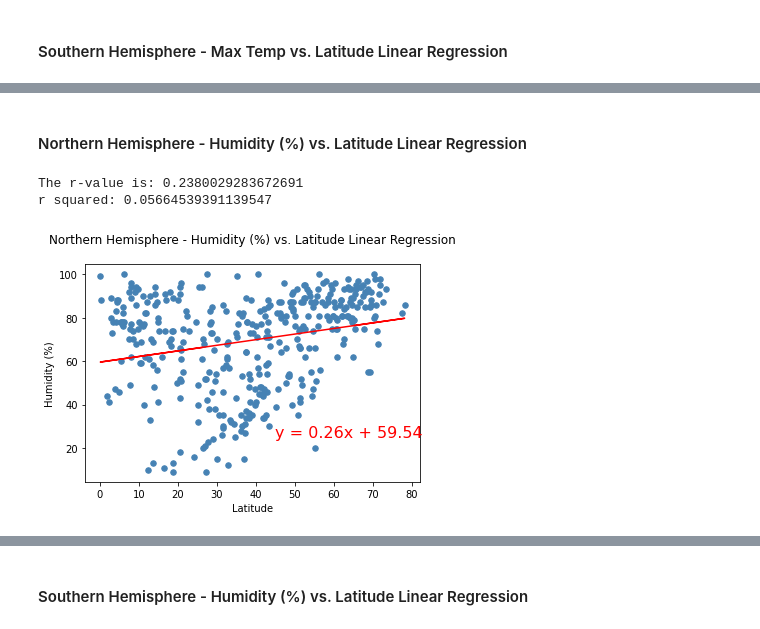
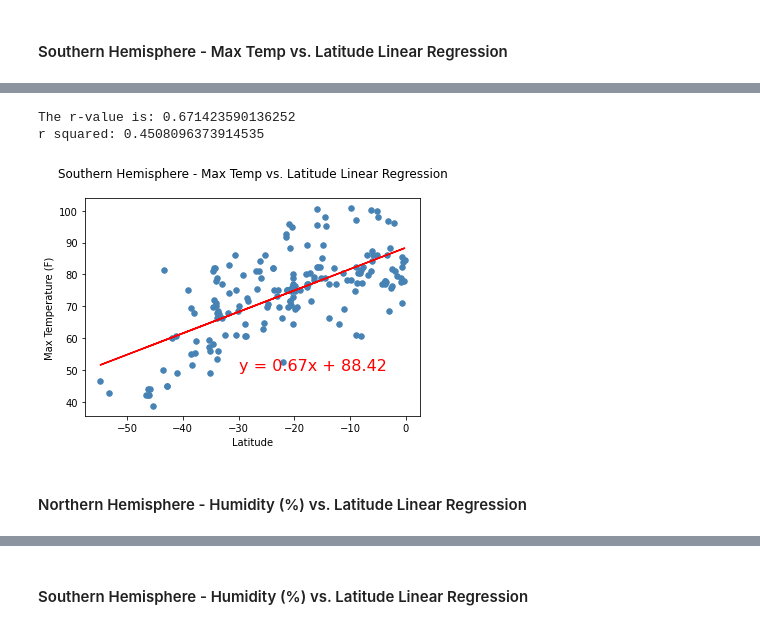
Before and after one commit to CicilyGeorge/python-api-challenge, a Jupyter notebook: code/WeatherPy.ipynb, the cells around one changed output, grey strips where cells are left out. Drawn from its saved outputs; the diff is of its cells as text; code cells hidden in the pictures.

```diff
--- a/code/WeatherPy.ipynb
+++ b/code/WeatherPy.ipynb
@@ -376,54 +334,21 @@ r squared: 0.5241773562894059
+# %%
+# Setting Latitude and Max Temp of Southern Hemisphere into x and y value lists
+
+# Calling correlation_plot function
+correlation_plot(south_city_data['Lat'], south_city_data['Max Temp'],-30,50)
+
+# Adding title and labels to the plot
+plt.title("Southern Hemisphere - Max Temp vs. Latitude Linear Regression\n")
+plt.ylabel('Max Temperature (F)')
+
+# Save figure as png file
+plt.savefig("../Images/Temp_vs_Lat_South.png")
+
+# Print our chart to the screen
+plt.show()
+# %% [output]
+The r-value is: 0.671423590136252
+r squared: 0.4508096373914535
+[figure, added]
 # %% [markdown]
 ####  Northern Hemisphere - Humidity (%) vs. Latitude Linear Regression
-# %%
-# Setting Latitude and Humidity of Northern Hemisphere into x and y value lists
-x_values = north_city_data['Lat']
-y_values = north_city_data['Humidity']
-
-# Calculating and Printing Pearson correlation coefficient
-correlation = st.pearsonr(x_values, y_values)
-print(f"\nThe r-value is: {correlation[0]}")
-
-
-# Setting the figure size
-fig = plt.figure()
-
-# Creating subplot (1x1 grid, 1st subplot)
-ax = fig.add_subplot(1,1,1)
-
-
-# Finding slope and y intercept of line, r value, p value and standard error using scipy.stats.linregress function
-(slope, intercept, rvalue, pvalue, stderr) = st.linregress(x_values, y_values)
-
-# Print r square value
-print(f"r squared: {rvalue**2}")
-
-# Line equation y=mx+b
-regress_values = slope * x_values + intercept
-
-# Line equation string y=mx+b to diplay
-line_eq = "y = " + str(round(slope,2)) + "x + " + str(round(intercept,2))
-
-# Creating a scatter plot of Weight and Average Tumor volume
-plt.scatter(x_values, y_values, color='steelblue', s=30)
-
-# Creating a line plot (red solid)
-plt.plot(x_values, regress_values, "r-")
-
-# Adding line_eq string at specified position
-plt.annotate(line_eq,(45,25),fontsize=16,color="red")
-
-# Adding title and labels to the plot
-plt.title("Northern Hemisphere - Humidity (%) vs. Latitude Linear Regression\n")
-plt.xlabel('Latitude')
-plt.ylabel('Humidity (%)')
-
-# Save figure as png file
-plt.savefig("../Images/Humidity_vs_Lat_North.png")
-
-# Print our chart to the screen
-plt.show()
-# %% [output]
-The r-value is: 0.2380029283672691
-r squared: 0.05664539391139547
-[figure, removed]
```
Also changed, not shown: parts of 22 cells of this notebook, 15 other files.
